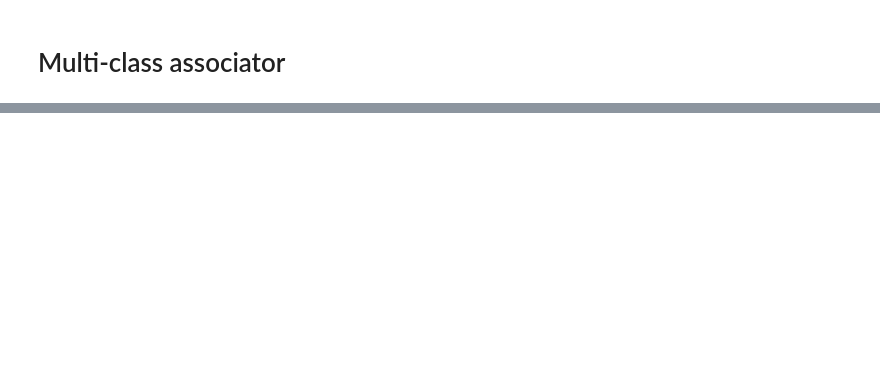
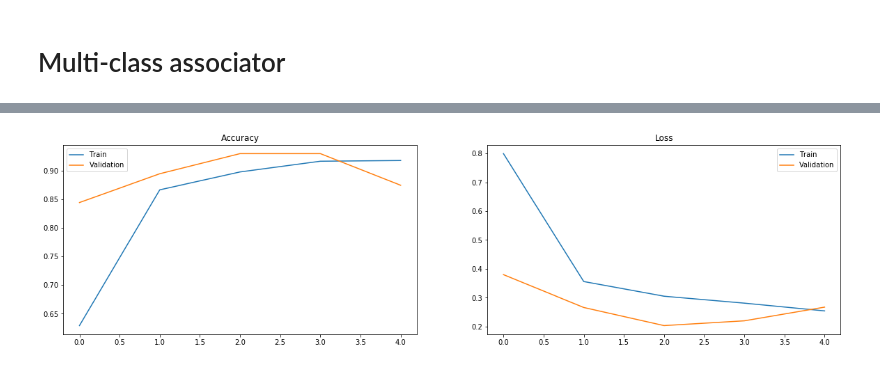
Before and after one commit to sarzhann/association_learning, a Jupyter notebook: Association Learning.ipynb, the cells around one changed output, grey strips where cells are left out. Drawn from its saved outputs; the diff is of its cells as text; code cells hidden in the pictures; blank space fills up the shorter version.

```diff
--- a/Association Learning.ipynb
+++ b/Association Learning.ipynb
@@ -44,5 +54,11 @@ print(images.label.value_counts())
 # %%
 class FoodDataset(Dataset):
+    """
+    Dataset returns PIL image, label of food,
+    one-hot label of food and it's country (Italian, American)
+    and name of file in folder
+    """
+
     def __init__(self, folder, transform=None):
         self.transform = transform
         self.folder=folder
@@ -58,21 +74,18 @@ class FoodDataset(Dataset):
         images['target']=images['label'].map(encoder)
         images['img_id']=images['img_name'].map(lambda x: str(x).split('.')[0])
 
-        #One-hot classes for association
+        #One-hot classes for association learning (label of food and country)
         images['italian']=np.where(images['label'].isin(['pizza','pasta']),1,0)
         images['american']=np.where(images['label'].isin(['burger','hotdog']),1,0)
         images['pizza']=np.where(images['label']=='pizza',1,0)
         images['burger']=np.where(images['label']=='burger',1,0)
-
         multiclass_targets=images[['italian','american','pizza','burger']].as_matrix()
-
 
         img_name=os.path.join(self.folder, images.iloc[index,0])
         img=Image.open(img_name)
         target=images.iloc[index,2]
         img_id=images.iloc[index,1]
         multiclass_target=multiclass_targets[index]
-        #print(img_name)
 
         if self.transform:
             img = self.transform(img)
@@ -108,6 +124,11 @@ dataset=FoodDataset(folder, transform=transforms.Compose([
                                     transforms.Resize((224,224)),
                                     transforms.RandomHorizontalFlip(),
                                     transforms.RandomRotation((-10,10)),
+                                    transforms.ToTensor(),
+                                    transforms.Normalize((0.485, 0.456, 0.406),(0.229, 0.224, 0.225))
+                                                        ]))
+
+demo_dataset=FoodDataset(demo_folder, transform=transforms.Compose([
                                     transforms.ToTensor(),
                                     transforms.Normalize((0.485, 0.456, 0.406),(0.229, 0.224, 0.225))
                                                         ]))
@@ -126,6 +147,7 @@ val_sampler=SubsetRandomSampler(val_indices)
 # DataLoading
 train_loader=torch.utils.data.DataLoader(dataset, batch_size=bs, sampler=train_sampler)
 val_loader=torch.utils.data.DataLoader(dataset, batch_size=bs, sampler=val_sampler)
+demo_loader=torch.utils.data.DataLoader(demo_dataset, batch_size=bs)
 # %% [markdown]
 # Simple Classifier
 # %%
@@ -319,10 +347,10 @@ multiclass_net=models.resnet18(pretrained=True)
 num_ftrs=multiclass_net.fc.in_features
 multiclass_net.fc=(nn.Linear(num_ftrs,4))
 
-multiclass_net.load_state_dict(torch.load('multiclass.pt'))
+#multiclass_net.load_state_dict(torch.load('classifier.pt'))
 multiclass_net=multiclass_net.to(device)
 loss=nn.BCEWithLogitsLoss()
 optimizer=optim.SGD(multiclass_net.parameters(),lr=1e-3, momentum=0.9)
 
-loss_history, accuracy_history, val_accuracy_history = train_multiclass_model(multiclass_net, train_loader, val_loader, loss, optimizer, 1)
-torch.save(multiclass_net.state_dict(), 'multiclass.pt')
+loss_history, accuracy_history, val_loss_history, val_accuracy_history = train_multiclass_model(multiclass_net, train_loader, val_loader, loss, optimizer, 5)
+#torch.save(multiclass_net.state_dict(), 'multiclass_v2.pt')
@@ -329,11 +375,14 @@ torch.save(multiclass_net.state_dict(), 'multiclass.pt')
 # %%
 plt.figure(figsize=(20,5))
 plt.subplot(1,2,1)
 plt.plot(accuracy_history, label='Train')
-plt.plot(val_accuracy_history, label='Train')
+plt.plot(val_accuracy_history, label='Validation')
 plt.title('Accuracy')
 plt.legend()
 plt.subplot(1,2,2)
 plt.plot(loss_history, label='Train')
+plt.plot(val_loss_history, label='Validation')
 plt.title('Loss')
 plt.legend();
+# %% [output]
+[figure, added]
```
Also changed, not shown: parts of 7 cells of this notebook, 1 other file.
